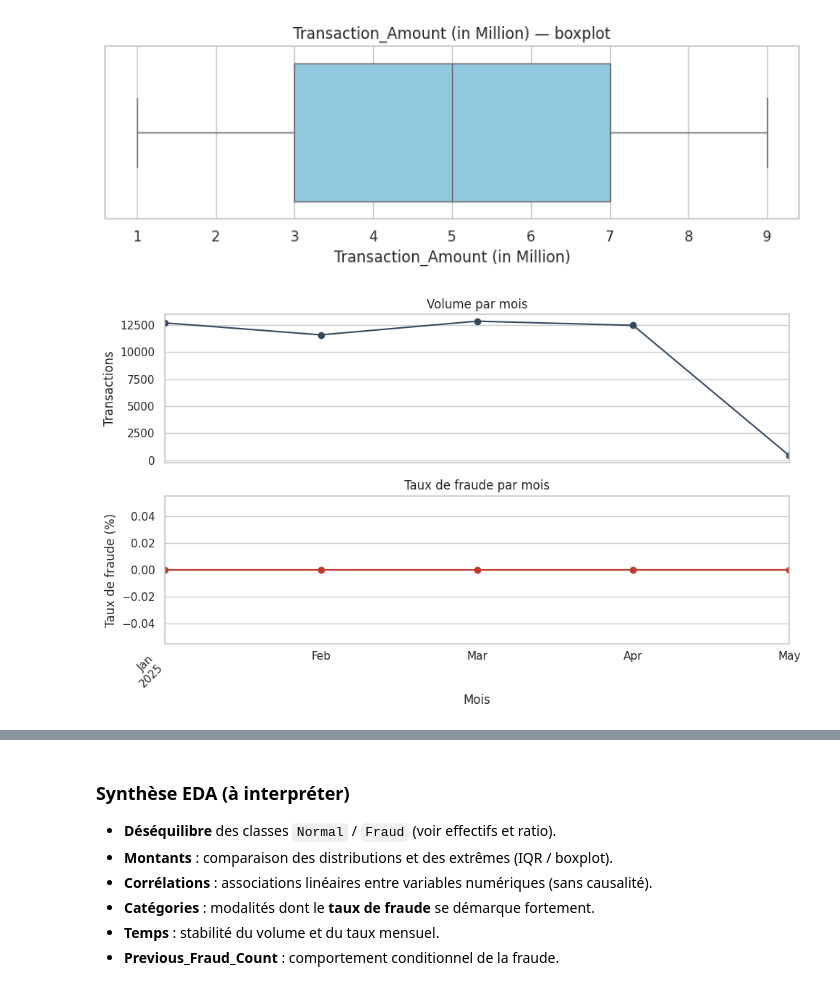
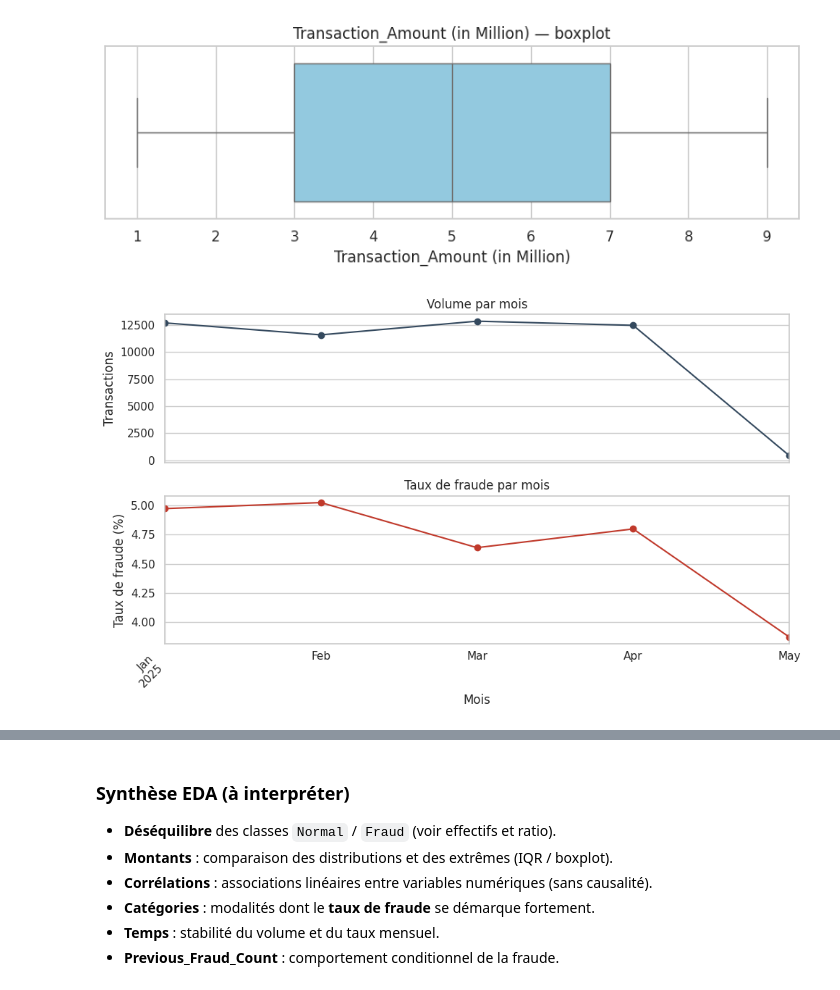
Before and after one commit to Djerade/bank-fraud-detection, a Jupyter notebook: notebooks/exploration.ipynb, the cells around one changed output, grey strips where cells are left out. Saved outputs shown, nothing was run; the diff lists cells and outputs as text; code cells hidden in the pictures.

```diff
--- a/notebooks/exploration.ipynb
+++ b/notebooks/exploration.ipynb
@@ -533,26 +541,26 @@ Plage IQR : [-3.00, 13.00]
 # %%
 # Tendance temporelle : volume mensuel et taux de fraude
 _dt = pd.to_datetime(df["Transaction_Date"], errors="coerce")
 tmp = df.assign(
     _month=_dt.dt.to_period("M"),
-    _is_fraud=df["Fraud_Label"].astype(str).str.strip().eq("Fraud").astype(int),
+    _is_fraud=df["Fraud_Label"].astype(int),
 )
 vol = tmp.groupby("_month", observed=True).size()
 rate = tmp.groupby("_month", observed=True)["_is_fraud"].mean() * 100
 
 fig, axes = plt.subplots(2, 1, figsize=(10, 6), sharex=True)
 vol.plot(ax=axes[0], marker="o", color="#34495e")
 axes[0].set_ylabel("Transactions")
 axes[0].set_title("Volume par mois")
 rate.plot(ax=axes[1], marker="o", color="#c0392b")
 axes[1].set_ylabel("Taux de fraude (%)")
 axes[1].set_title("Taux de fraude par mois")
 plt.xlabel("Mois")
 plt.xticks(rotation=45, ha="right")
 plt.tight_layout()
 plt.show()
 # %% [output]
-[figure, old version]
+[figure, new version]
 # %%
 # Lien Previous_Fraud_Count ↔ fraude sur la transaction
 d = df.dropna(subset=["Previous_Fraud_Count", "Fraud_Label"]).copy()
```
Also changed, not shown: parts of 7 cells of this notebook, 24 other files.
